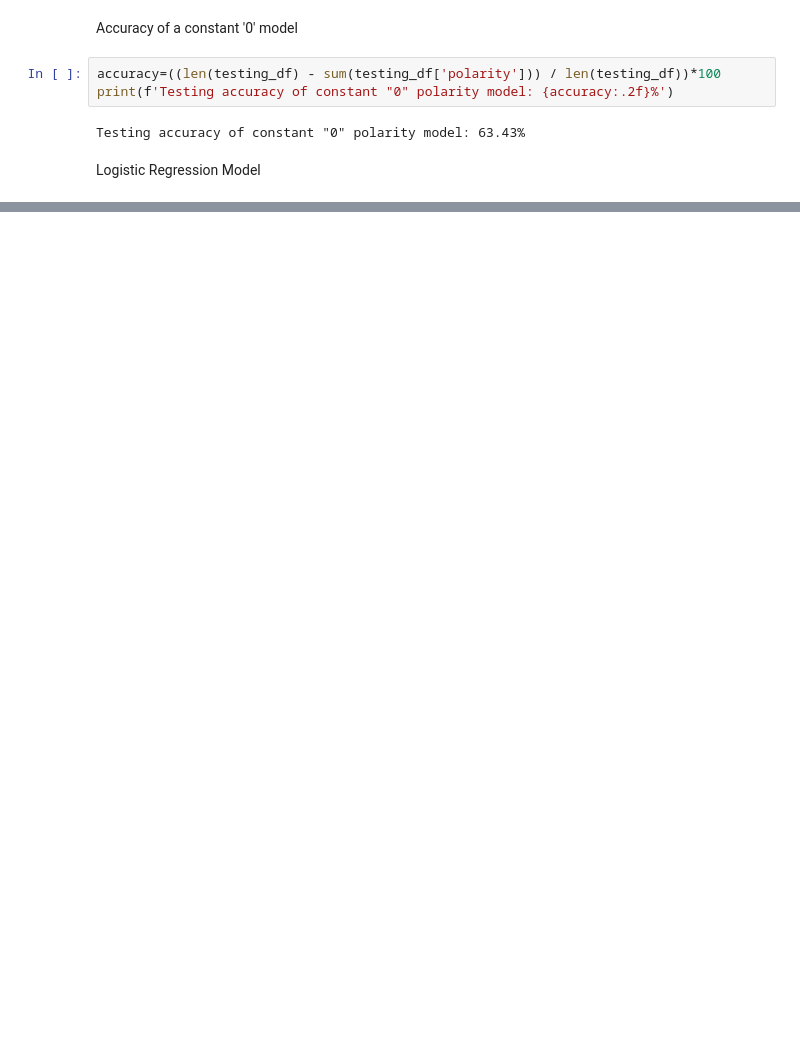
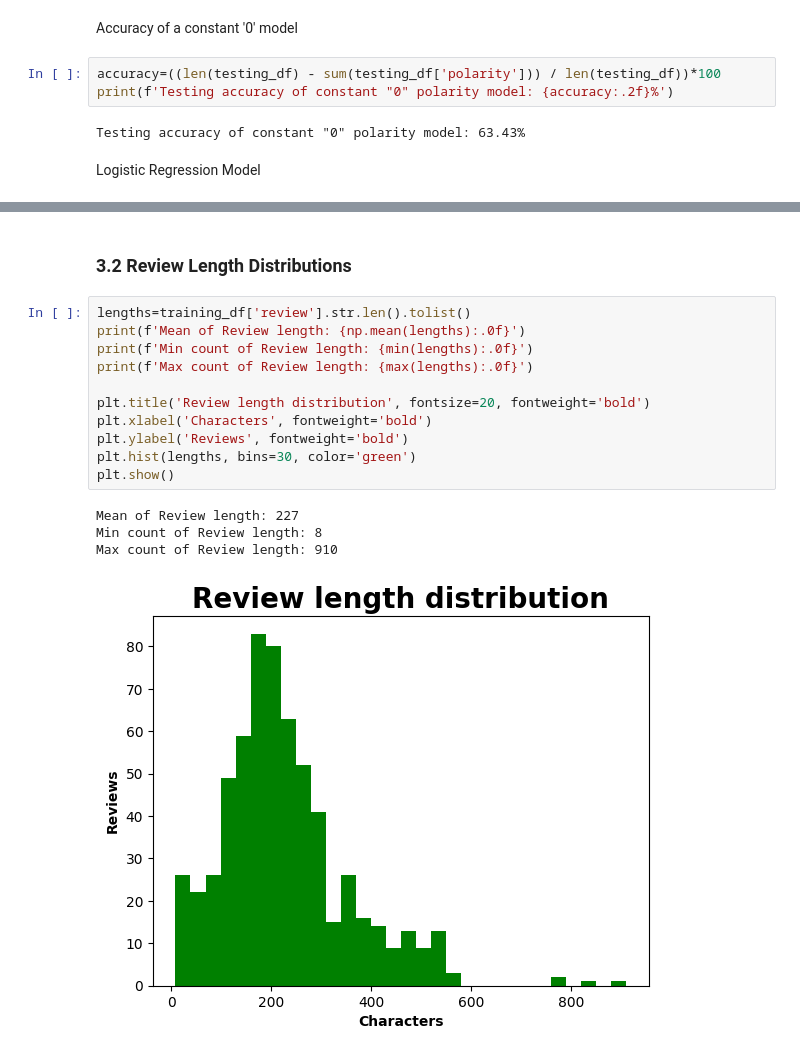
Before and after one commit to 4GeeksAcademy/Madesh-naive-bayes-project, a Jupyter notebook: src/Madesh_solutions.ipynb, the cells around one changed output, grey strips where cells are left out. Cells and saved outputs as stored; diff of their text form; blank space fills up the shorter version.

```diff
--- a/src/Madesh_solutions.ipynb
+++ b/src/Madesh_solutions.ipynb
@@ -168,0 +179,18 @@ Logistic Regression Model
+# %% [markdown]
+### 3.2 Review Length Distributions
+# %%
+lengths=training_df['review'].str.len().tolist()
+print(f'Mean of Review length: {np.mean(lengths):.0f}')
+print(f'Min count of Review length: {min(lengths):.0f}')
+print(f'Max count of Review length: {max(lengths):.0f}')
+
+plt.title('Review length distribution', fontsize=20, fontweight='bold')
+plt.xlabel('Characters', fontweight='bold')
+plt.ylabel('Reviews', fontweight='bold')
+plt.hist(lengths, bins=30, color='green')
+plt.show()
+# %% [output]
+Mean of Review length: 227
+Min count of Review length: 8
+Max count of Review length: 910
+[figure, added]
```
Also changed, not shown: parts of 3 cells of this notebook.
